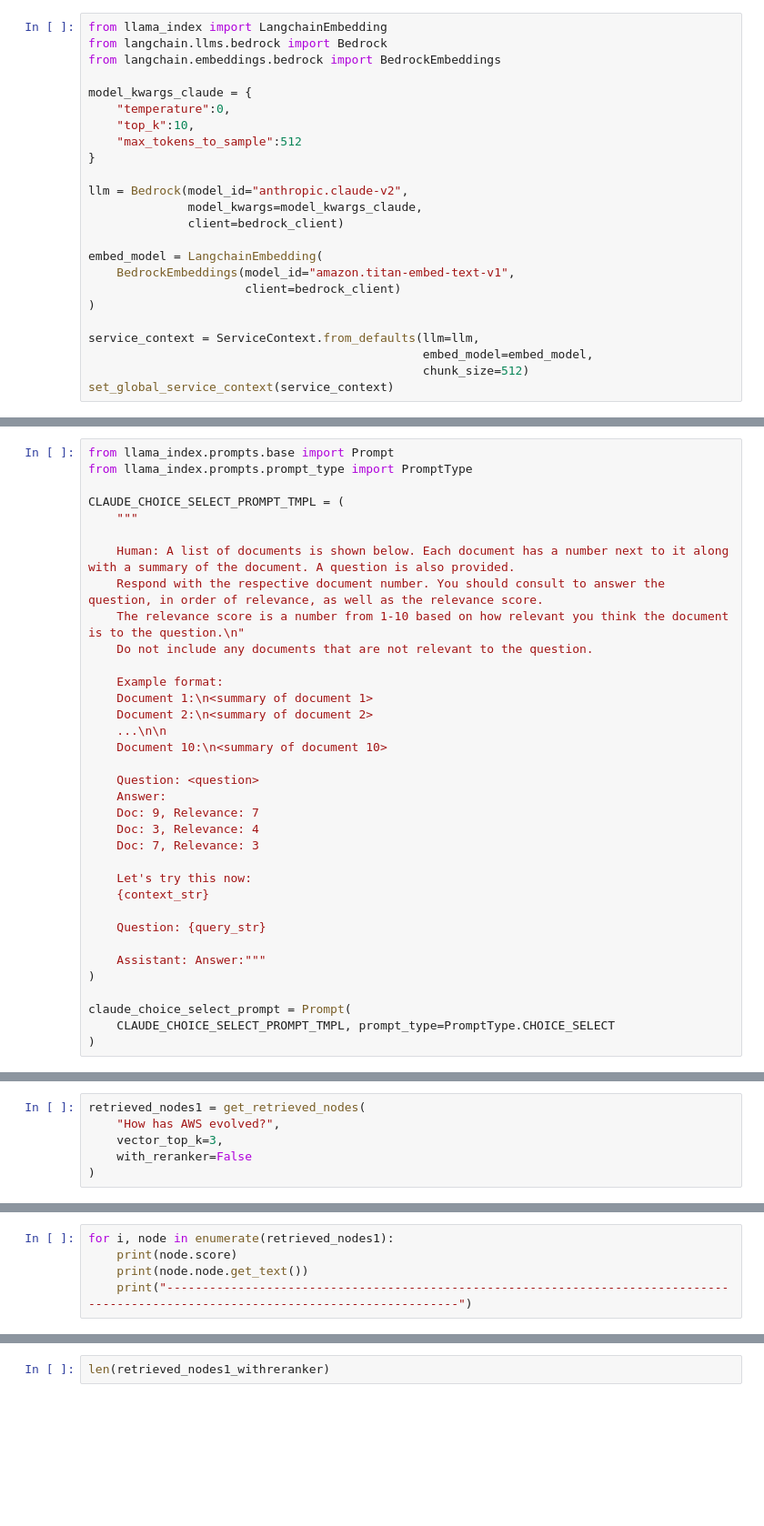
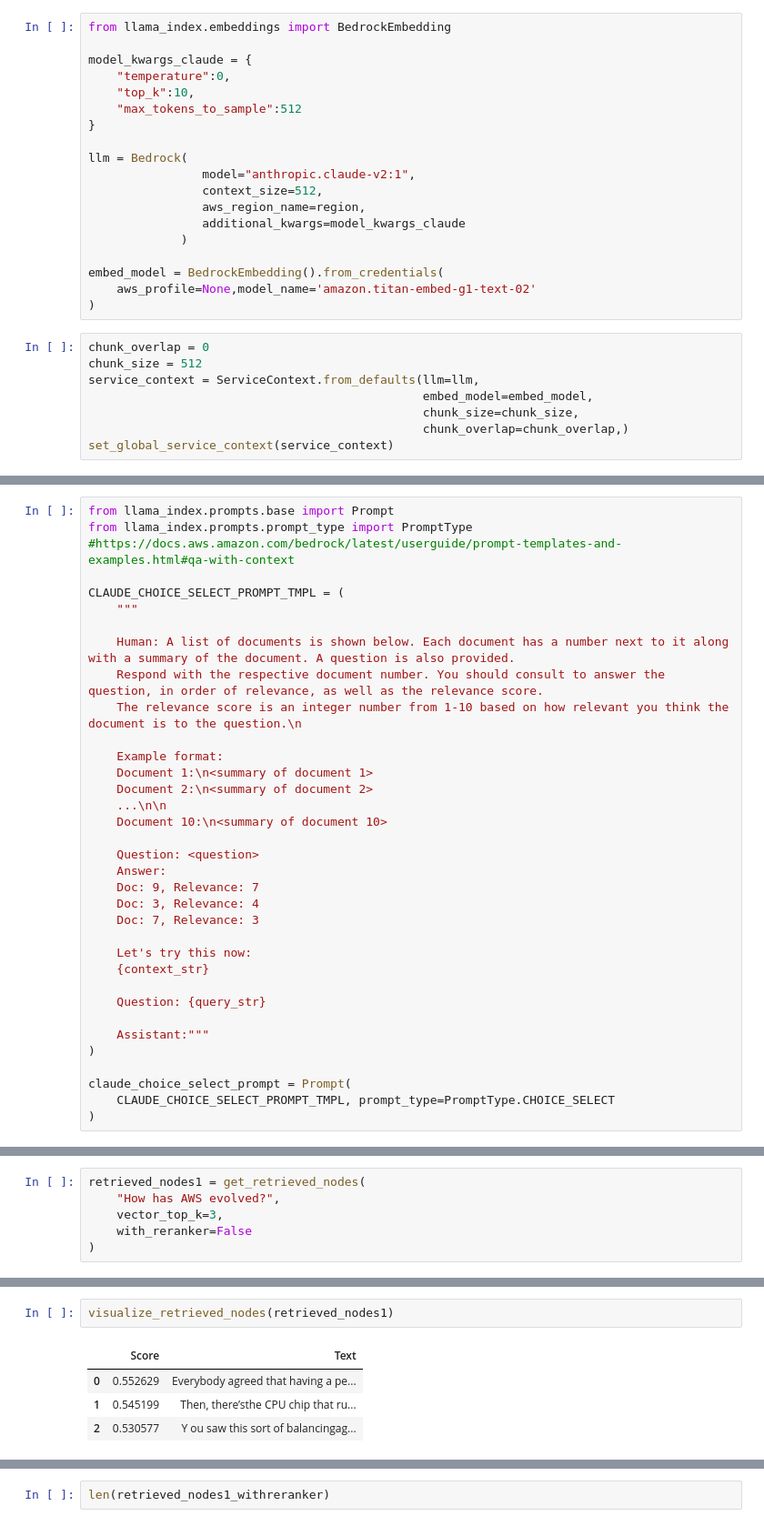
Before and after one commit to aws-samples/amazon-bedrock-rag-workshop, a Jupyter notebook: 05_Semantic_Search_with_Reranking/01_LlamaIndex_Reranker_Bedrock_Claude.ipynb, the cells around one changed output, grey strips where cells are left out. Shown at 91% size. Cells and saved outputs as stored; diff of their text form; blank space fills up the shorter version.

Commit message:
LlamaIndex updated with Amazon Bedrock LLMS

```diff
--- a/05_Semantic_Search_with_Reranking/01_LlamaIndex_Reranker_Bedrock_Claude.ipynb
+++ b/05_Semantic_Search_with_Reranking/01_LlamaIndex_Reranker_Bedrock_Claude.ipynb
@@ -102,7 +107,5 @@ bedrock_client = bedrock.get_bedrock_client(
 # %%
-from llama_index import LangchainEmbedding
-from langchain.llms.bedrock import Bedrock
-from langchain.embeddings.bedrock import BedrockEmbeddings
+from llama_index.embeddings import BedrockEmbedding
 
 model_kwargs_claude = {
     "temperature":0,
@@ -110,19 +113,24 @@ model_kwargs_claude = {
     "max_tokens_to_sample":512
 }
 
-llm = Bedrock(model_id="anthropic.claude-v2",
-              model_kwargs=model_kwargs_claude,
-              client=bedrock_client)
+llm = Bedrock(
+                model="anthropic.claude-v2:1",
+                context_size=512,
+                aws_region_name=region,
+                additional_kwargs=model_kwargs_claude
+             )
 
-embed_model = LangchainEmbedding(
-    BedrockEmbeddings(model_id="amazon.titan-embed-text-v1",
-                      client=bedrock_client)
+embed_model = BedrockEmbedding().from_credentials(
+    aws_profile=None,model_name='amazon.titan-embed-g1-text-02'
 )
-
-service_context = ServiceContext.from_defaults(llm=llm,
-                                               embed_model=embed_model,
-                                               chunk_size=512)
-set_global_service_context(service_context)
+# %%
+chunk_overlap = 0
+chunk_size = 512
+service_context = ServiceContext.from_defaults(llm=llm,
+                                               embed_model=embed_model,
+                                               chunk_size=chunk_size,
+                                               chunk_overlap=chunk_overlap,)
+set_global_service_context(service_context)
 # %% [markdown]
 ### Load Datasets
 # %%
@@ -203,14 +211,14 @@ storage_context.docstore.add_documents(nodes)
 # %%
 from llama_index.prompts.base import Prompt
 from llama_index.prompts.prompt_type import PromptType
+#https://docs.aws.amazon.com/bedrock/latest/userguide/prompt-templates-and-examples.html#qa-with-context
 
 CLAUDE_CHOICE_SELECT_PROMPT_TMPL = (
     """
 
     Human: A list of documents is shown below. Each document has a number next to it along  with a summary of the document. A question is also provided.
     Respond with the respective document number. You should consult to answer the question, in order of relevance, as well as the relevance score.
-    The relevance score is a number from 1-10 based on how relevant you think the document is to the question.\n"
-    Do not include any documents that are not relevant to the question.
+    The relevance score is an integer number from 1-10 based on how relevant you think the document is to the question.\n
 
     Example format:
     Document 1:\n<summary of document 1>
@@ -229,7 +237,7 @@ CLAUDE_CHOICE_SELECT_PROMPT_TMPL = (
 
     Question: {query_str}
 
-    Assistant: Answer:"""
+    Assistant:"""
 )
 
 claude_choice_select_prompt = Prompt(
@@ -296,8 +306,10 @@ len(retrieved_nodes1)
 # %%
-for i, node in enumerate(retrieved_nodes1):
-    print(node.score)
-    print(node.node.get_text())
-    print("-----------------------------------------------------------------------------------------------------------------------------------")
+visualize_retrieved_nodes(retrieved_nodes1)
+# %% [output]
+|  | Score | Text |
+| 0 | 0.552629 | Everybody agreed that having a pe... |
+| 1 | 0.545199 | Then, there’sthe CPU chip that ru... |
+| 2 | 0.530577 | Y ou saw this sort of balancingag... |
 # %%
 retrieved_nodes1_withreranker = get_retrieved_nodes(
     "How has AWS evolved?",
```
Also changed, not shown: parts of 11 cells of this notebook, 1 other file.
